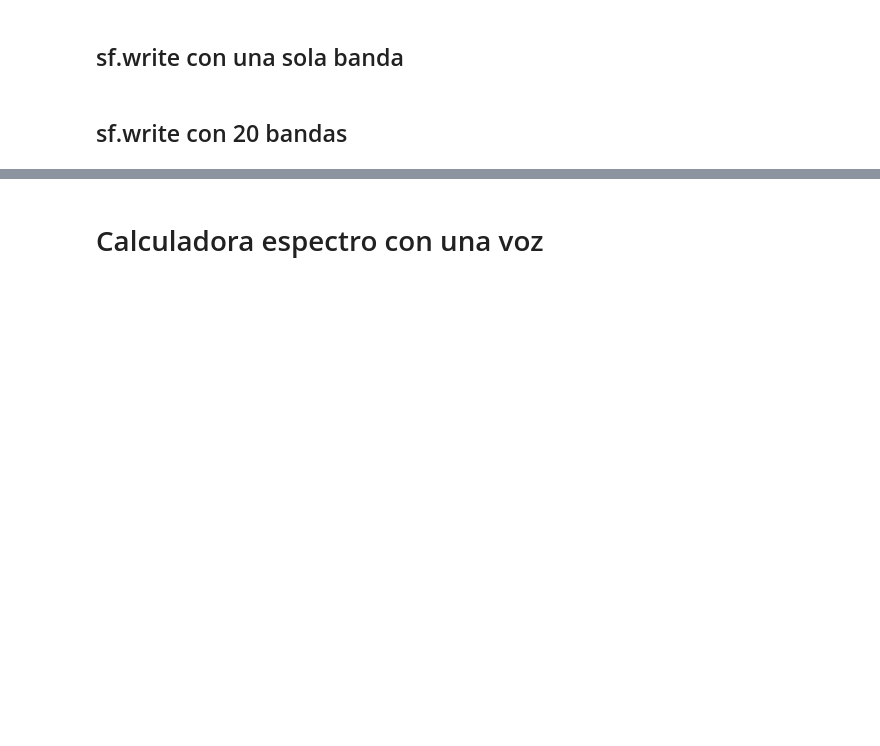
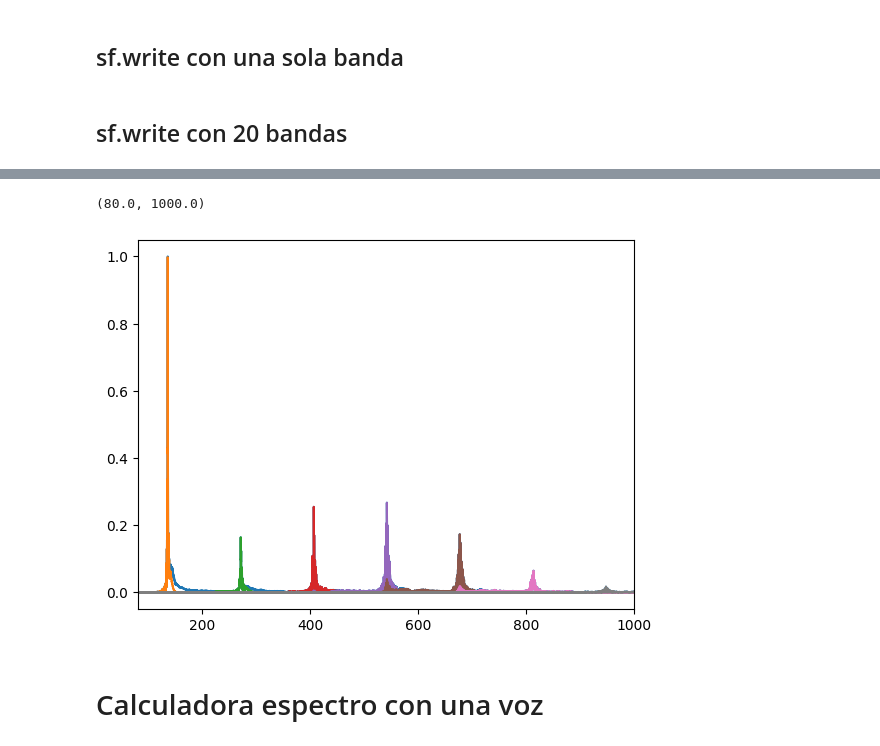
Before and after one commit to Misley-tech/MapaDeVoces, a Jupyter notebook: CalculadoraEspectro/CalculadoraEspectro.ipynb, the cells around one changed output, grey strips where cells are left out. Cells and saved outputs as stored; diff of their text form; code cells hidden in the pictures; blank space fills up the shorter version.

```diff
--- a/CalculadoraEspectro/CalculadoraEspectro.ipynb
+++ b/CalculadoraEspectro/CalculadoraEspectro.ipynb
@@ -116,3 +53,56 @@ plt.ylim(-2000,2000)
+# %%
+import soundfile as sf
+import matplotlib.pyplot as plt
+
+path_archivos = f'C:/Users/Asus/OneDrive/Escritorio/MapaDeVoces/CalculadoraEspectro/ooo.wav'
+archivo = 'ooo'
+espectros = []
+
+audio,fs = sf.read(path_archivos)
+
+# Espectro de audio
+espectro_audio = np.fft.fft(audio)
+freq = np.fft.fftfreq(len(audio), d=1/fs)
+mag_espectro = np.abs(espectro_audio)
+mag_espectro_norm = mag_espectro/max(mag_espectro)
+
+# Separación del audio en bandas
+bandas,X_filt = butterworth_tercios(audio,fs)
+
+espectros = []
+for i in range(len(X_filt)):
+    X_filt_espectro = np.fft.fft(X_filt[i])
+    X_filt_espectro_norm = np.abs(X_filt_espectro)/max(mag_espectro)
+    espectros.append([archivo,X_filt_espectro_norm])
+
+# Espectro completo
+plt.plot(freq,mag_espectro_norm)
+
+# Primer armónico
+plt.plot(freq,espectros[1][1])
+
+# Segundo armónico
+plt.plot(freq,espectros[4][1])
+
+# Tercer armónico
+plt.plot(freq,espectros[6][1])
+
+# Cuarto armónico
+plt.plot(freq,espectros[7][1])
+
+# Quinto armónico
+plt.plot(freq,espectros[8][1])
+
+# Sexto armónico
+plt.plot(freq,espectros[9][1])
+
+# Septimo armónico
+plt.plot(freq,espectros[10][1])
+
+plt.xlim(80,1000)
+# %% [output]
+(80.0, 1000.0)
+[figure, added]
 # %% [markdown]
 # Calculadora espectro con una voz
 # %% [markdown]
```
Also changed, not shown: parts of 10 cells of this notebook.
